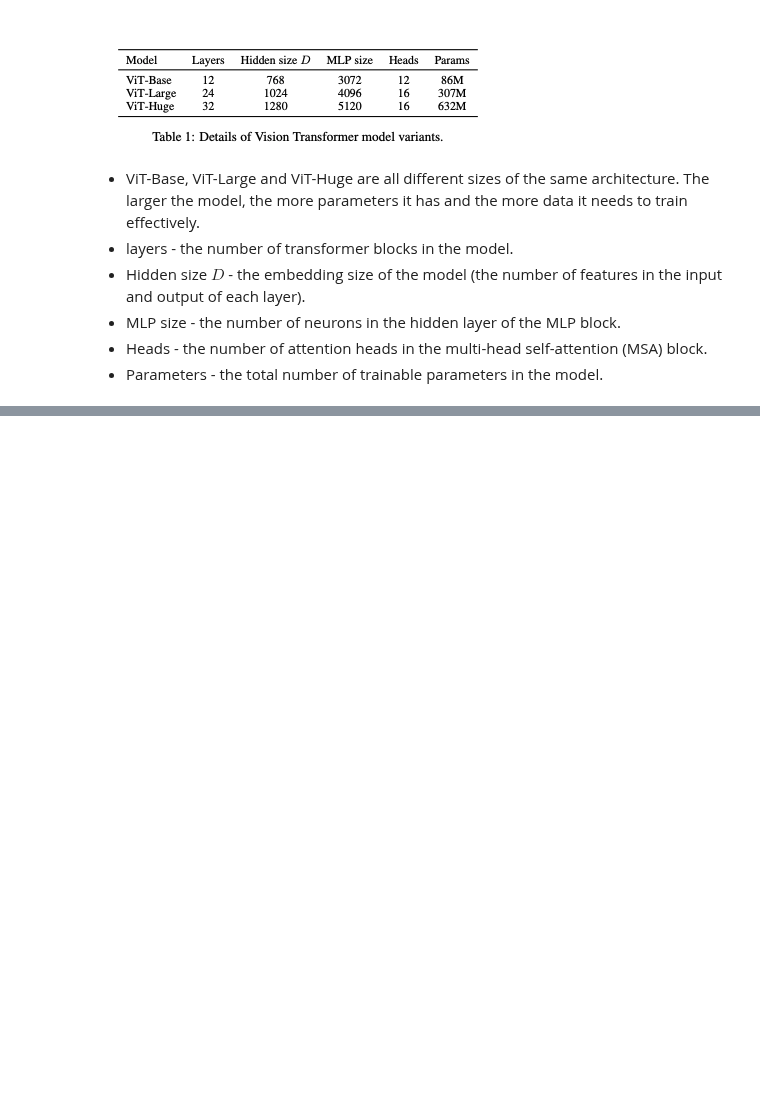
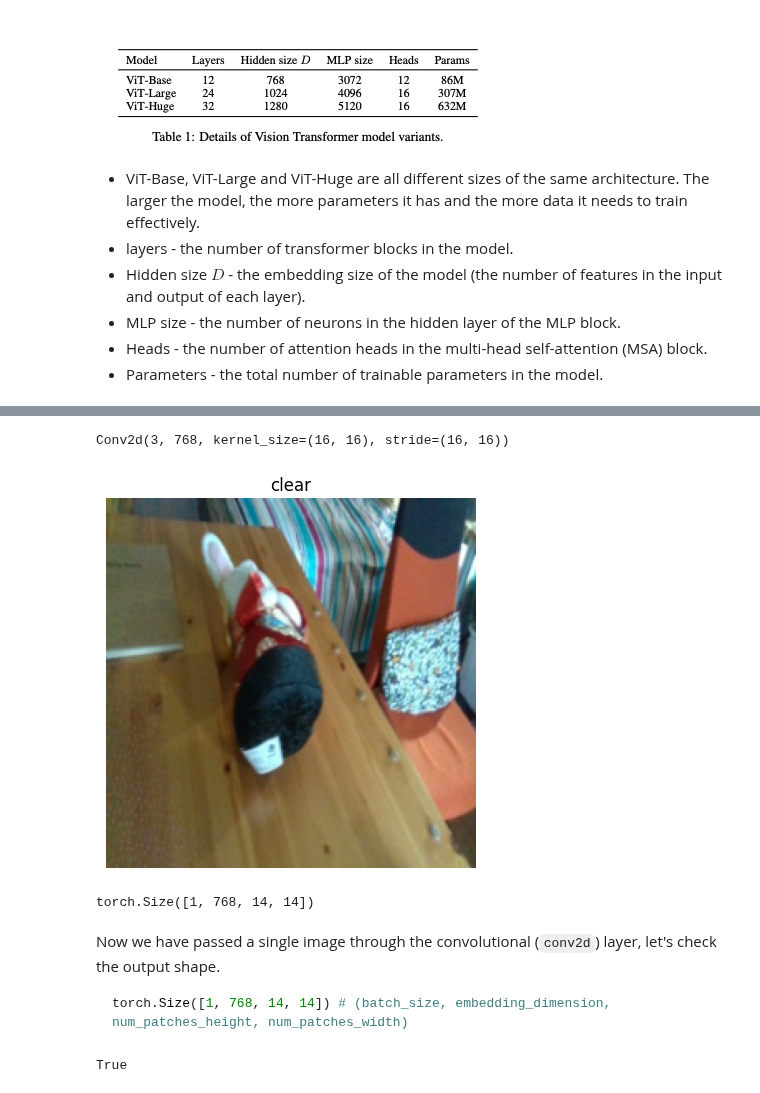
Before and after one commit to thany-8/picksense, a Jupyter notebook: notebooks/picksense.ipynb, the cells around one changed output, grey strips where cells are left out. Cells and saved outputs as stored; diff of their text form; code cells hidden in the pictures; blank space fills up the shorter version.

````diff
--- a/notebooks/picksense.ipynb
+++ b/notebooks/picksense.ipynb
@@ -413,0 +553,41 @@ Layers = Input image -> Patch embedding -> Class embedding -> Position embedding
+# %%
+# create conv2d layer to create patches and embed them in a single step
+from torch import nn
+
+#set the patch size
+patch_size = 16
+
+# Create a conv2d layer with hyperparameters to create patches and embed them in a single step
+
+conv2d = nn.Conv2d(in_channels=3, # color channels
+                   out_channels=768, # embedding dimension
+                   kernel_size=patch_size, # patch size
+                   stride=patch_size, # patch size
+                   padding=0)
+conv2d
+# %% [output]
+Conv2d(3, 768, kernel_size=(16, 16), stride=(16, 16))
+# %%
+# View single image shape
+plt.imshow(image.permute(1, 2, 0)) # adjust for matplotlib
+plt.title(class_names[label])
+plt.axis(False);
+# %% [output]
+[figure, added]
+# %%
+# Pass the image through the convolutional layer.
+
+image_out_of_conv = conv2d(image.unsqueeze(0)) # add batch dimension
+print(image_out_of_conv.shape) # (batch_size, embedding_dimension, num_patches_height, num_patches_width)
+# %% [output]
+torch.Size([1, 768, 14, 14])
+# %% [markdown]
+Now we have passed a single image through the convolutional (`conv2d`) layer, let's check the output shape.
+
+```python
+torch.Size([1, 768, 14, 14]) # (batch_size, embedding_dimension, num_patches_height, num_patches_width)
+```
+# %%
+image_out_of_conv.requires_grad
+# %% [output]
+True
````
Also changed, not shown: parts of 25 cells of this notebook.
